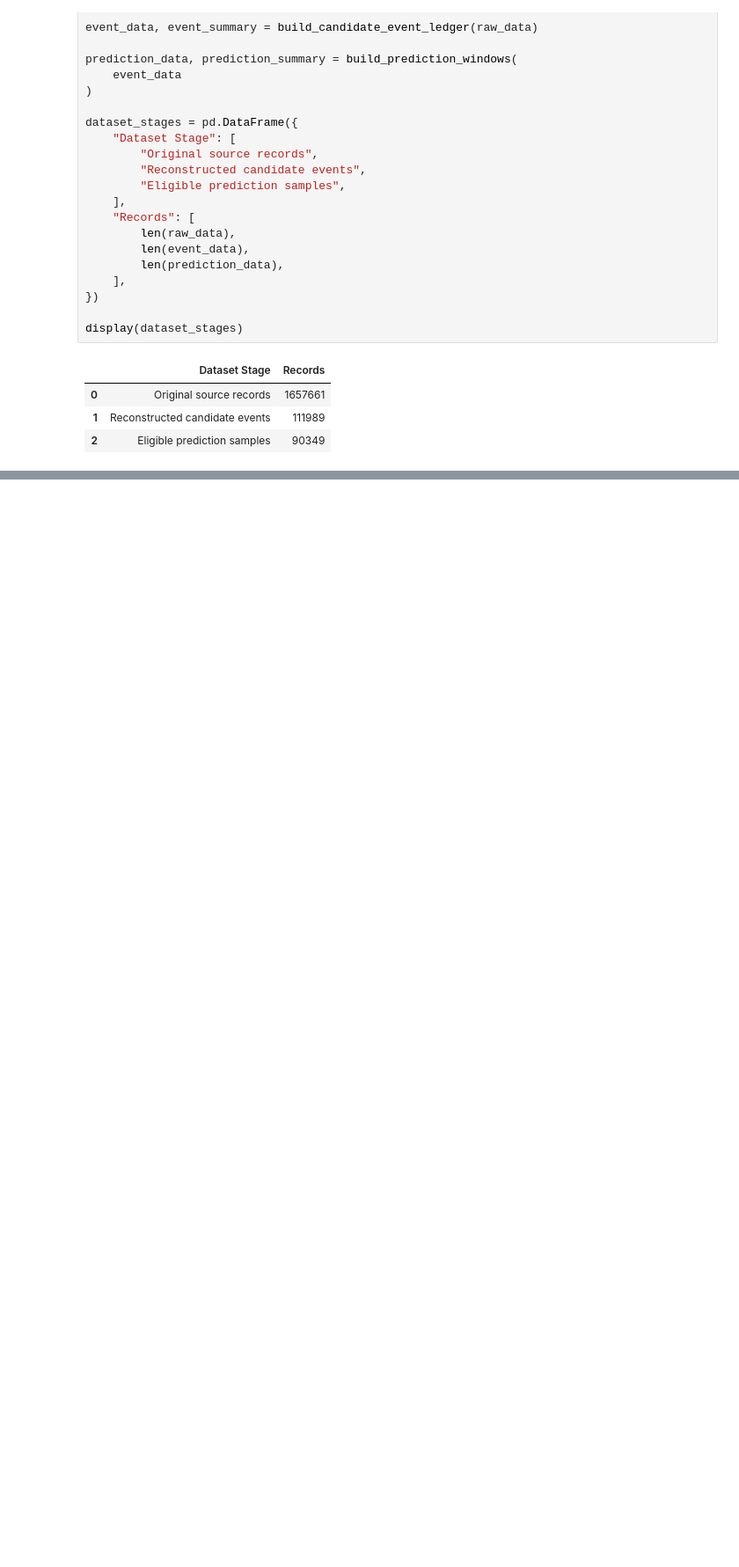
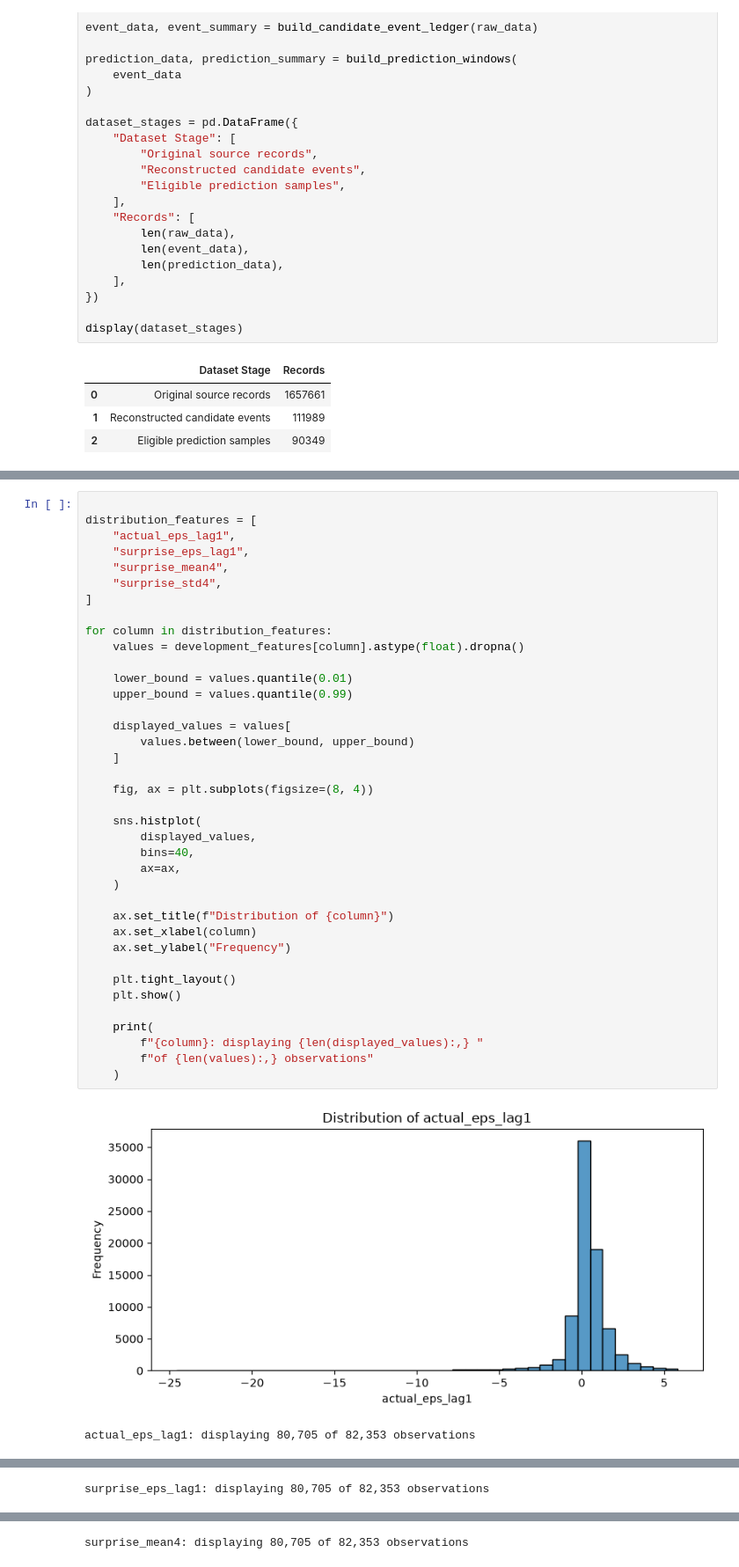
Before and after one commit to jordxnsenan/earnings-surprise-prediction, a Jupyter notebook: notebooks/01_data_preprocessing_eda.ipynb, the cells around one changed output, grey strips where cells are left out. Shown at 88% size. Drawn from its saved outputs; the diff is of its cells as text; blank space fills up the shorter version.

```diff
--- a/notebooks/01_data_preprocessing_eda.ipynb
+++ b/notebooks/01_data_preprocessing_eda.ipynb
@@ -371,0 +509,41 @@ plt.show()
+# %%
+
+distribution_features = [
+    "actual_eps_lag1",
+    "surprise_eps_lag1",
+    "surprise_mean4",
+    "surprise_std4",
+]
+
+for column in distribution_features:
+    values = development_features[column].astype(float).dropna()
+
+    lower_bound = values.quantile(0.01)
+    upper_bound = values.quantile(0.99)
+
+    displayed_values = values[
+        values.between(lower_bound, upper_bound)
+    ]
+
+    fig, ax = plt.subplots(figsize=(8, 4))
+
+    sns.histplot(
+        displayed_values,
+        bins=40,
+        ax=ax,
+    )
+
+    ax.set_title(f"Distribution of {column}")
+    ax.set_xlabel(column)
+    ax.set_ylabel("Frequency")
+
+    plt.tight_layout()
+    plt.show()
+
+    print(
+        f"{column}: displaying {len(displayed_values):,} "
+        f"of {len(values):,} observations"
+    )
+# %% [output]
+[figure, added]
+actual_eps_lag1: displaying 80,705 of 82,353 observations
@@ -371,0 +551 @@ plt.show()
+surprise_eps_lag1: displaying 80,705 of 82,353 observations
@@ -371,0 +553 @@ plt.show()
+surprise_mean4: displaying 80,705 of 82,353 observations
```
Also changed, not shown: parts of 19 cells of this notebook.
